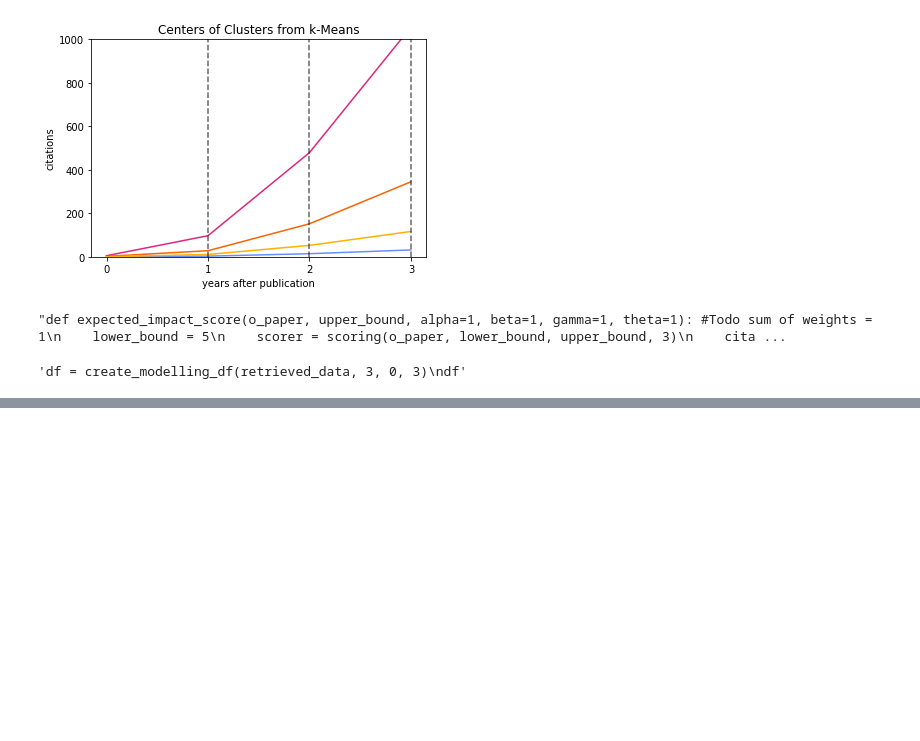
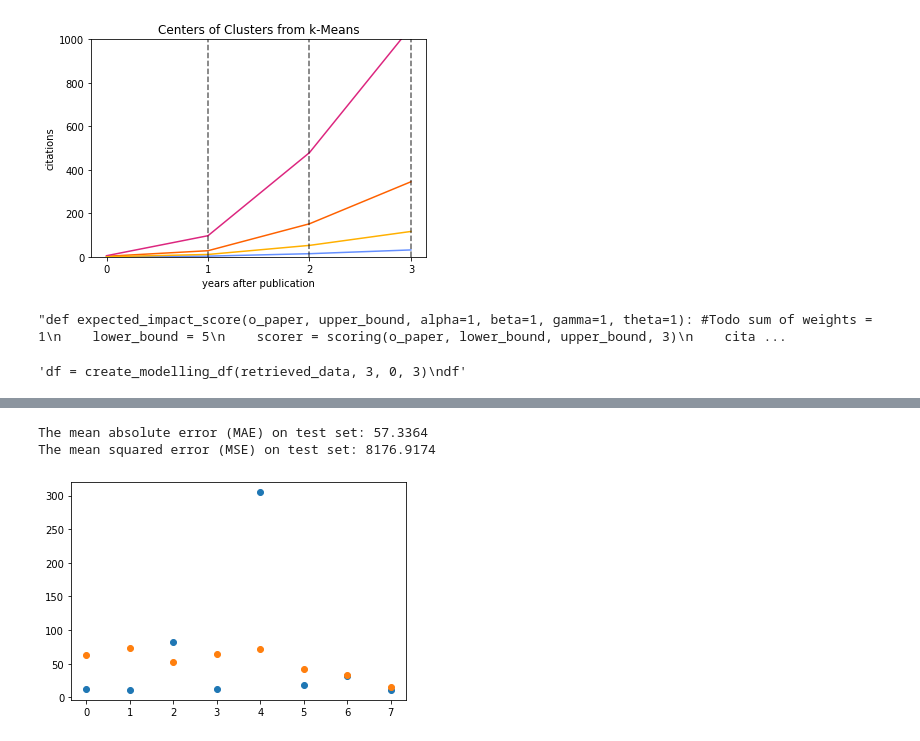
Before and after one commit to daniel-bogdoll/ad_datasets_influence, a Jupyter notebook: 5_analysis.ipynb, the cells around one changed output, grey strips where cells are left out. Saved outputs shown, nothing was run; the diff lists cells and outputs as text; code cells hidden in the pictures; blank space fills up the shorter version.

```diff
--- a/5_analysis.ipynb
+++ b/5_analysis.ipynb
@@ -763,0 +731,13 @@ Missing Data: 76
+# %%
+comparison = [np.exp(y_fin), np.exp(reg.predict(X_fin))]
+mae = mean_absolute_error(comparison[0], comparison[1])
+print("The mean absolute error (MAE) on test set: {:.4f}".format(mae))
+mse = mean_squared_error(comparison[0], comparison[1])
+print("The mean squared error (MSE) on test set: {:.4f}".format(mse))
+plt.scatter([*range(len(comparison[0]))], comparison[0])
+plt.scatter([*range(len(comparison[0]))], comparison[1])
+plt.show()
+# %% [output]
+The mean absolute error (MAE) on test set: 57.3364
+The mean squared error (MSE) on test set: 8176.9174
+[figure, added]
```
Also changed, not shown: parts of 38 cells of this notebook, 2 other files.
